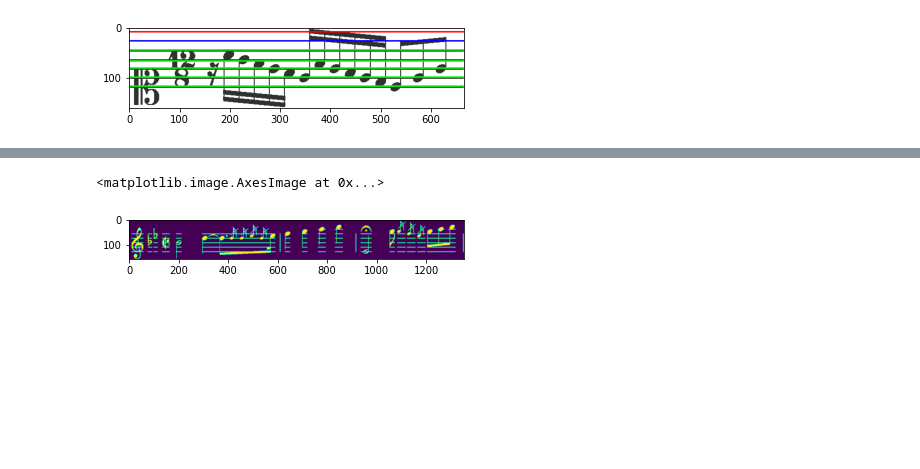
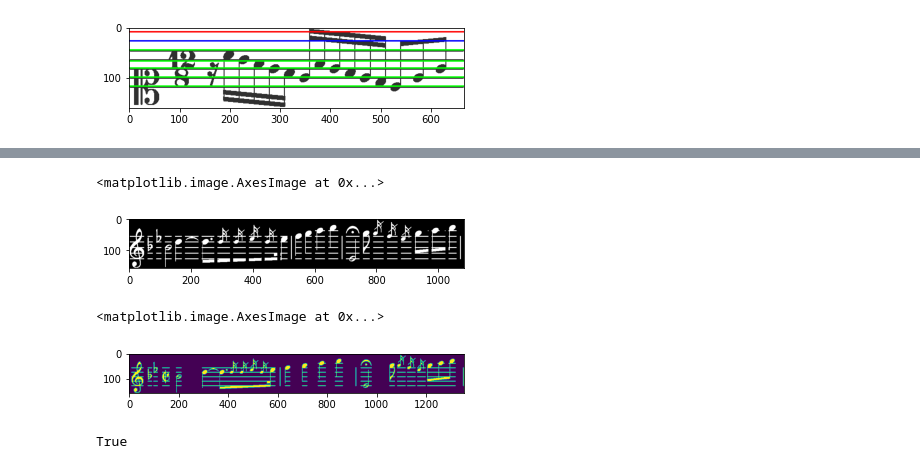
Before and after one commit to jahn18/ML-Music-Sheet-Classifier, a Jupyter notebook: ML_model/CPEN_291_Project_Splitting.ipynb, the cells around one changed output, grey strips where cells are left out. Cells and saved outputs as stored; diff of their text form; code cells hidden in the pictures; blank space fills up the shorter version.

```diff
--- a/ML_model/CPEN_291_Project_Splitting.ipynb
+++ b/ML_model/CPEN_291_Project_Splitting.ipynb
@@ -505,0 +637,20 @@ os.mkdir('/content/CorpusLines')
+# %%
+def connectImg(imgArray, filter, show = False):
+  theIm = imgArray[0].copy()
+  pim = np.array(theIm)
+  hh, ww = pim.shape
+
+  white = np.zeros([hh,10,1],dtype=np.uint8) #how many channels..
+  white.fill(0)
+
+  npp = np.array(imgArray[0])
+  working = cv2.hconcat([npp, white])
+
+  for i in range(1, len(imgArray)):
+    npp = np.array(imgArray[i])
+    onGoing = cv2.hconcat([npp, white])
+    working = cv2.hconcat([working, onGoing])
+
+  if show:
+    plt.imshow(working, filter)
+  return working
@@ -768 +845,6 @@ for i in range(len(ac)): # 9 A tail, 3 A Line, 3 Bar, 2 note line vertical
+# %%
+plt.imshow(adf, 'gist_gray')
+# %% [output]
+<matplotlib.image.AxesImage at 0x...>
+[figure, added]
 # %%
@@ -781,0 +861,4 @@ dataset_train_det, dataset_test_det, _ = torch.utils.data.random_split(SOMEDATAS
+# %%
+cv2.imwrite('\abccc.png', hello2)
+# %% [output]
+True
```
Also changed, not shown: parts of 43 cells of this notebook.
